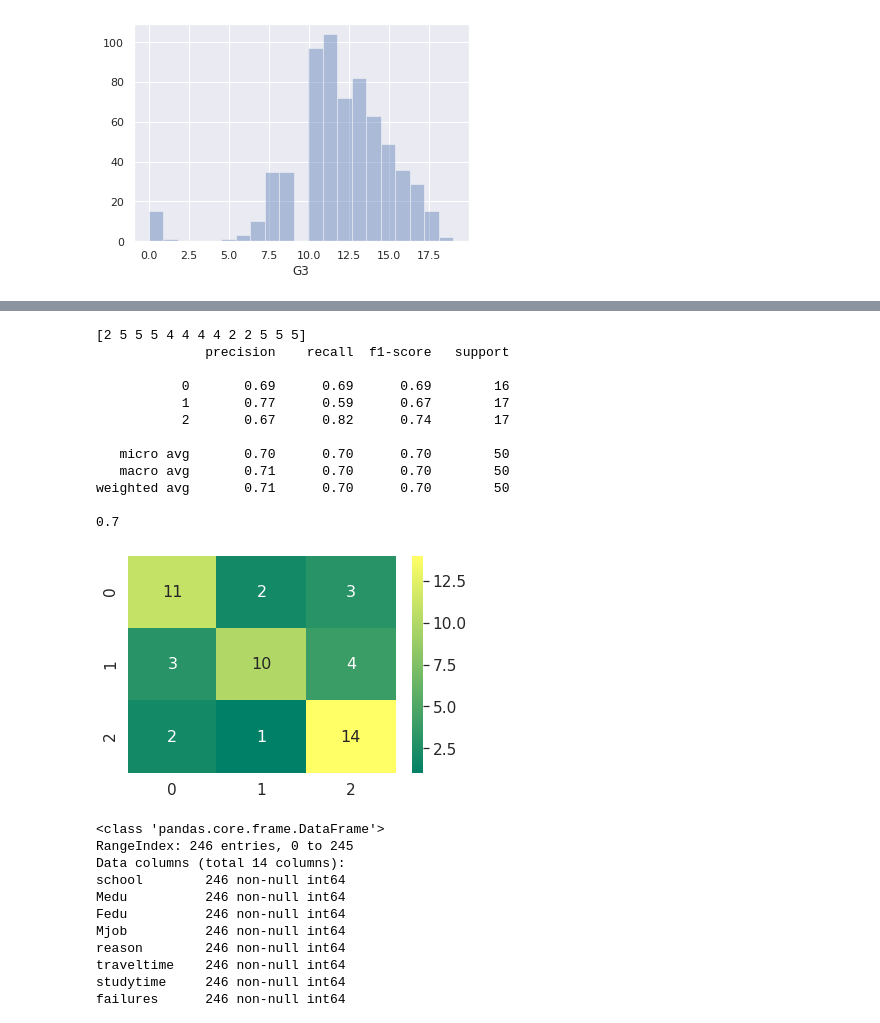
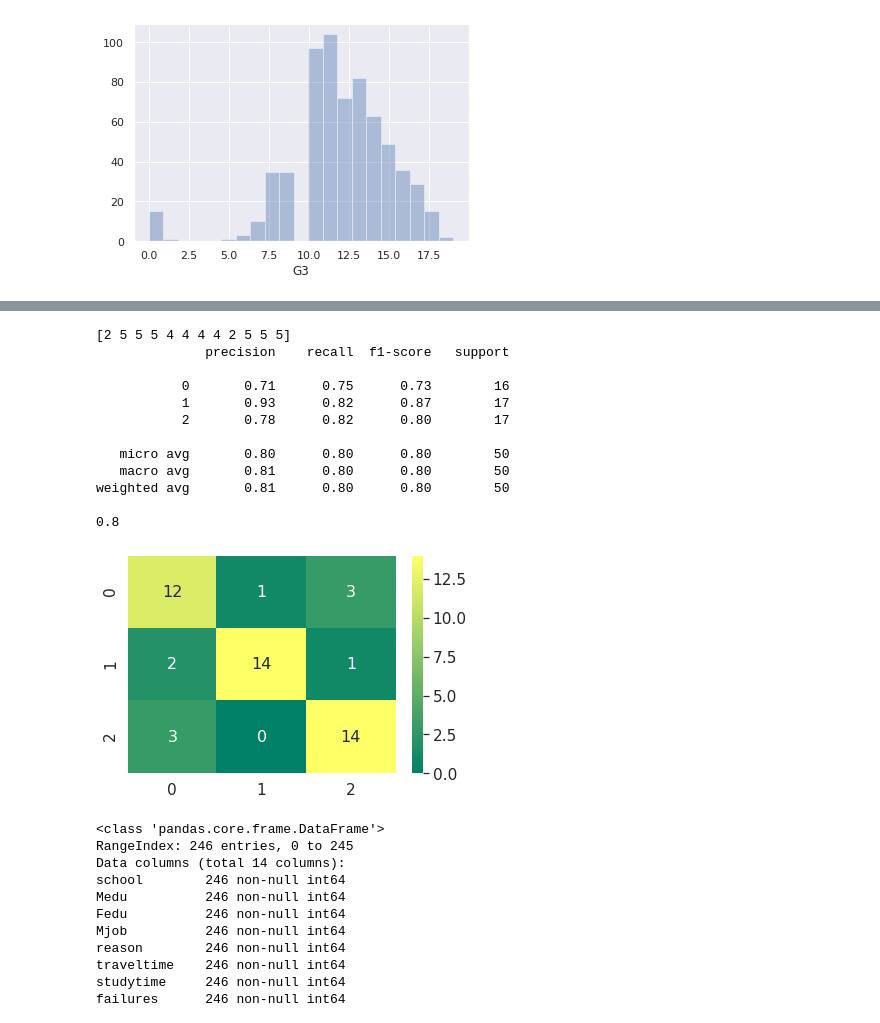
Before and after one commit to olga-khab/msa-predicting-performance, a Jupyter notebook: msa-project.ipynb, the cells around one changed output, grey strips where cells are left out. Drawn from its saved outputs; the diff is of its cells as text; code cells hidden in the pictures.

```diff
--- a/msa-project.ipynb
+++ b/msa-project.ipynb
@@ -24,6 +24,7 @@ About categorical/numeric...
 # %%
 # Remove G1 and G2
 df = port_df.drop(['G1', 'G2'], axis = 1)
+#df = port_df
 
 #df.info()
 #<-------------------- Convert grade to a discrete scale ---------------------->#
@@ -62,10 +63,8 @@ conditions_binary = [
 ]
 
 choices_binary = ['fail', 'pass']
-df['G3_binary'] = np.select(conditions_binary, choices_binary)
+#df['G3_binary'] = np.select(conditions_binary, choices_binary)
 
-
-processed_df = df
 
 # No longer need numeric grade column
 #df = df.drop('G3', axis=1)
@@ -75,10 +74,12 @@ processed_df = df
 # Get column names
 attributes = list(df)
 # Exclude the attributes that should be treated as numeric
-attributes = [a for a in attributes if a not in ('age', 'absences', 'G3')]
+attributes = [a for a in attributes if a not in ('age', 'absences', 'G3', 'G1', 'G2')]
 for attribute in attributes:
     df[attribute] = df[attribute].astype('category',copy=False)
 
+from copy import deepcopy
+processed_df = deepcopy(df)
 
 #<-------------------- Change labels to numeric values ------------------------------------------->#
 
@@ -166,7 +170,7 @@ frames = [class_1, class_2, class_0]
 balanced_sample = pd.concat(frames)
 
 #<-------------------- Correlation-Based Feature Selection -------------------------------------->
-X_cfs = balanced_sample.drop(['G3_discrete','G3_binary', 'G3'], axis=1)
+X_cfs = balanced_sample.drop(['G3_discrete', 'G3'], axis=1)
 y = balanced_sample['G3_discrete']
 
 from skfeature.function.statistical_based import CFS
@@ -175,8 +179,13 @@ idx = CFS.cfs(X_cfs.values, y)
 df_cfs = balanced_sample.iloc[:, idx]
 
 #<-------------------- Feature Selection (Chi-squared) -------------------------------------->
-X = balanced_sample.drop(['G3_discrete','G3_binary', 'G3'], axis=1)
+X = balanced_sample.drop(['G3_discrete','G3'], axis=1)
+
+# for random forest
+#X = balanced_sample.drop(['G3_discrete','G3_binary', 'G3', 'reason','school','Mjob','Fjob'], axis=1)
+
 y = balanced_sample['G3_discrete']
+# 14 for NB
 selector = SelectKBest(chi2, k=14)
 feature_data = selector.fit_transform(X, y)
 mask=selector.get_support()
@@ -218,46 +243,46 @@ from mixed_naive_bayes import MixedNB
 
 indices=[]
 attributes = list(train_x)
-attributes = [a for a in attributes if a not in ('age', 'absences')]
+attributes = [a for a in attributes if a not in ('age', 'absences', 'G1', 'G2')]
 #print(attributes)
 #print(train_x)
 for attr in attributes:
     indices.append(train_x.columns.get_loc(attr))
 
 clf = MixedNB(categorical_features=indices)
 
 clf.fit(train_x,train_y)
 pred = clf.predict(test_x)
 
 cm=confusion_matrix(test_y,pred)
 df_cm = pd.DataFrame(cm, range(3), range(3))
 
 sn.set(font_scale=1.4) # for label size
 sn.heatmap(df_cm, annot=True, annot_kws={"size": 16}, cmap="summer") # font size
 
 
 # calculate accuracy of the model
 sum(pred==test_y)/len(test_y)
 
 #best
 #l=['class 0', 'class 1', 'class 2']
 print(classification_report(test_y, pred))
 
 print(sum(pred==test_y)/len(test_y))
 # %% [output]
-[2 5 5 5 4 4 4 4 2 2 5 5 5]
+[2 5 5 5 4 4 4 4 2 5 5 5]
               precision    recall  f1-score   support
 
-           0       0.69      0.69      0.69        16
-           1       0.77      0.59      0.67        17
-           2       0.67      0.82      0.74        17
+           0       0.71      0.75      0.73        16
+           1       0.93      0.82      0.87        17
+           2       0.78      0.82      0.80        17
 
-   micro avg       0.70      0.70      0.70        50
-   macro avg       0.71      0.70      0.70        50
-weighted avg       0.71      0.70      0.70        50
+   micro avg       0.80      0.80      0.80        50
+   macro avg       0.81      0.80      0.80        50
+weighted avg       0.81      0.80      0.80        50
 
-0.7
+0.8
-[figure, old version]
+[figure, new version]
 # %%
 # selected features
 print(df_selected.info())
```
Also changed, not shown: parts of 20 cells of this notebook.
